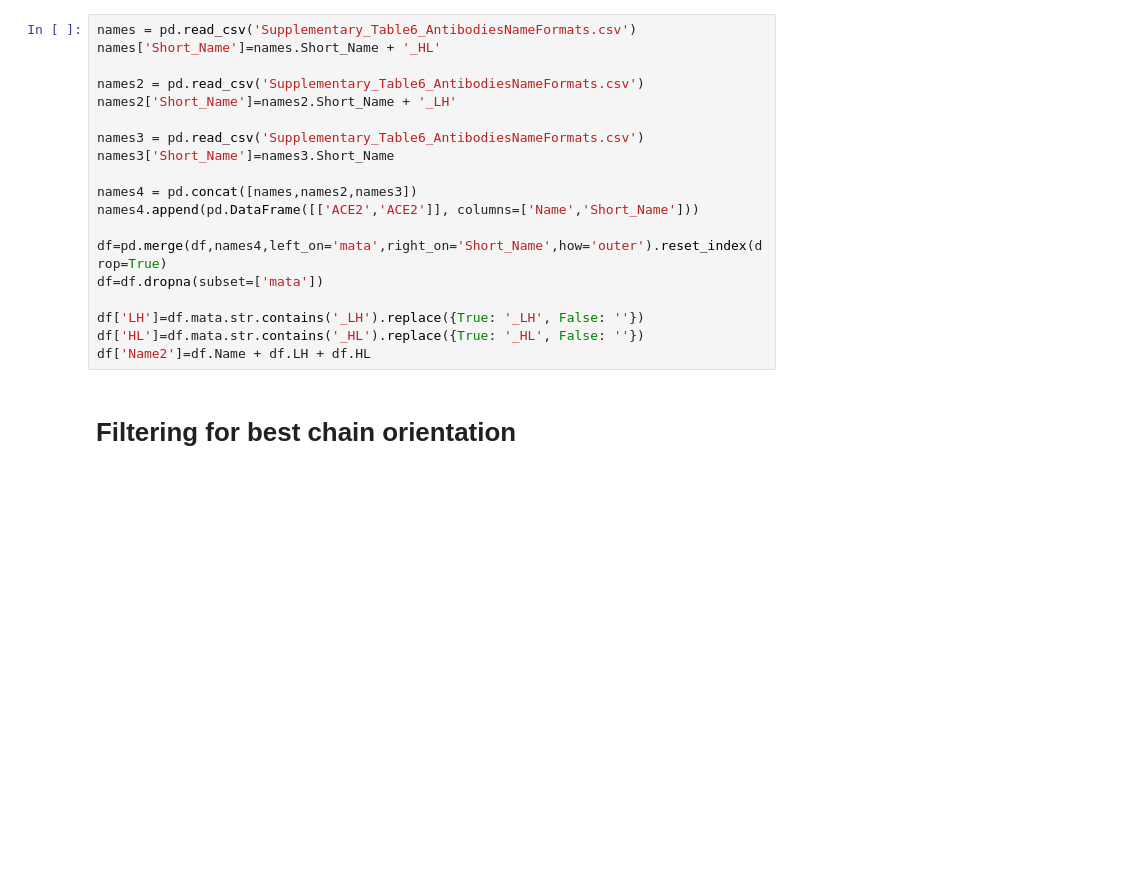
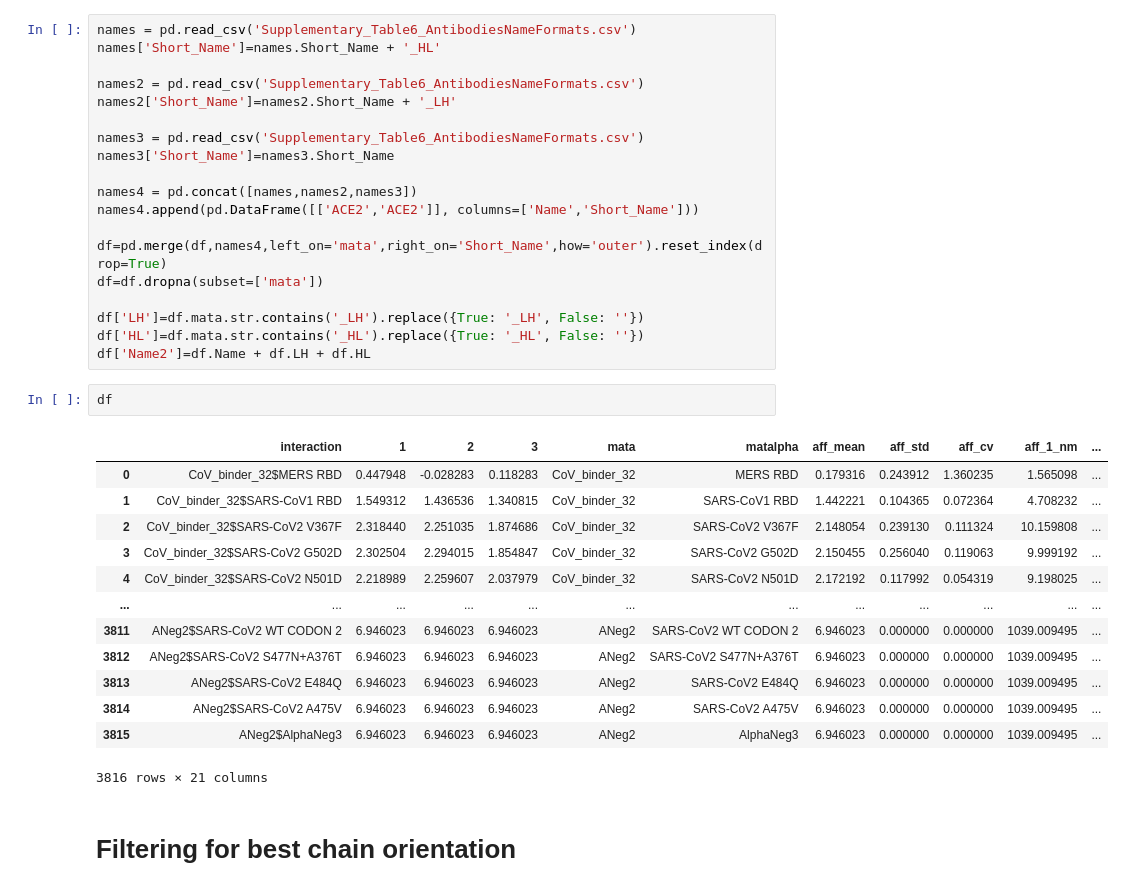
Before and after one commit to dvdnobl/cov2_antibodies_variants, a Jupyter notebook: Curated_Data_Notebook.ipynb, the cells around one changed output. Drawn from its saved outputs; the diff is of its cells as text; blank space fills up the shorter version.

```diff
--- a/Curated_Data_Notebook.ipynb
+++ b/Curated_Data_Notebook.ipynb
@@ -56,6 +81,22 @@ df=df.dropna(subset=['mata'])
 df['LH']=df.mata.str.contains('_LH').replace({True: '_LH', False: ''})
 df['HL']=df.mata.str.contains('_HL').replace({True: '_HL', False: ''})
 df['Name2']=df.Name + df.LH + df.HL
+# %%
+df
+# %% [output]
+|  | interaction | 1 | 2 | 3 | mata | matalpha | aff_mean | aff_std | aff_cv | aff_1_nm | ... |
+| 0 | CoV_binder_32$MERS RBD | 0.447948 | -0.028283 | 0.118283 | CoV_binder_32 | MERS RBD | 0.179316 | 0.243912 | 1.360235 | 1.565098 | ... |
+| 1 | CoV_binder_32$SARS-CoV1 RBD | 1.549312 | 1.436536 | 1.340815 | CoV_binder_32 | SARS-CoV1 RBD | 1.442221 | 0.104365 | 0.072364 | 4.708232 | ... |
+| 2 | CoV_binder_32$SARS-CoV2 V367F | 2.318440 | 2.251035 | 1.874686 | CoV_binder_32 | SARS-CoV2 V367F | 2.148054 | 0.239130 | 0.111324 | 10.159808 | ... |
+| 3 | CoV_binder_32$SARS-CoV2 G502D | 2.302504 | 2.294015 | 1.854847 | CoV_binder_32 | SARS-CoV2 G502D | 2.150455 | 0.256040 | 0.119063 | 9.999192 | ... |
+| 4 | CoV_binder_32$SARS-CoV2 N501D | 2.218989 | 2.259607 | 2.037979 | CoV_binder_32 | SARS-CoV2 N501D | 2.172192 | 0.117992 | 0.054319 | 9.198025 | ... |
+| ... | ... | ... | ... | ... | ... | ... | ... | ... | ... | ... | ... |
+| 3811 | ANeg2$SARS-CoV2 WT CODON 2 | 6.946023 | 6.946023 | 6.946023 | ANeg2 | SARS-CoV2 WT CODON 2 | 6.946023 | 0.000000 | 0.000000 | 1039.009495 | ... |
+| 3812 | ANeg2$SARS-CoV2 S477N+A376T | 6.946023 | 6.946023 | 6.946023 | ANeg2 | SARS-CoV2 S477N+A376T | 6.946023 | 0.000000 | 0.000000 | 1039.009495 | ... |
+| 3813 | ANeg2$SARS-CoV2 E484Q | 6.946023 | 6.946023 | 6.946023 | ANeg2 | SARS-CoV2 E484Q | 6.946023 | 0.000000 | 0.000000 | 1039.009495 | ... |
+| 3814 | ANeg2$SARS-CoV2 A475V | 6.946023 | 6.946023 | 6.946023 | ANeg2 | SARS-CoV2 A475V | 6.946023 | 0.000000 | 0.000000 | 1039.009495 | ... |
+| 3815 | ANeg2$AlphaNeg3 | 6.946023 | 6.946023 | 6.946023 | ANeg2 | AlphaNeg3 | 6.946023 | 0.000000 | 0.000000 | 1039.009495 | ... |
+3816 rows × 21 columns
 # %% [markdown]
 # Filtering for best chain orientation
 # %%
```
Also changed, not shown: parts of 4 cells of this notebook, 18 other files.
